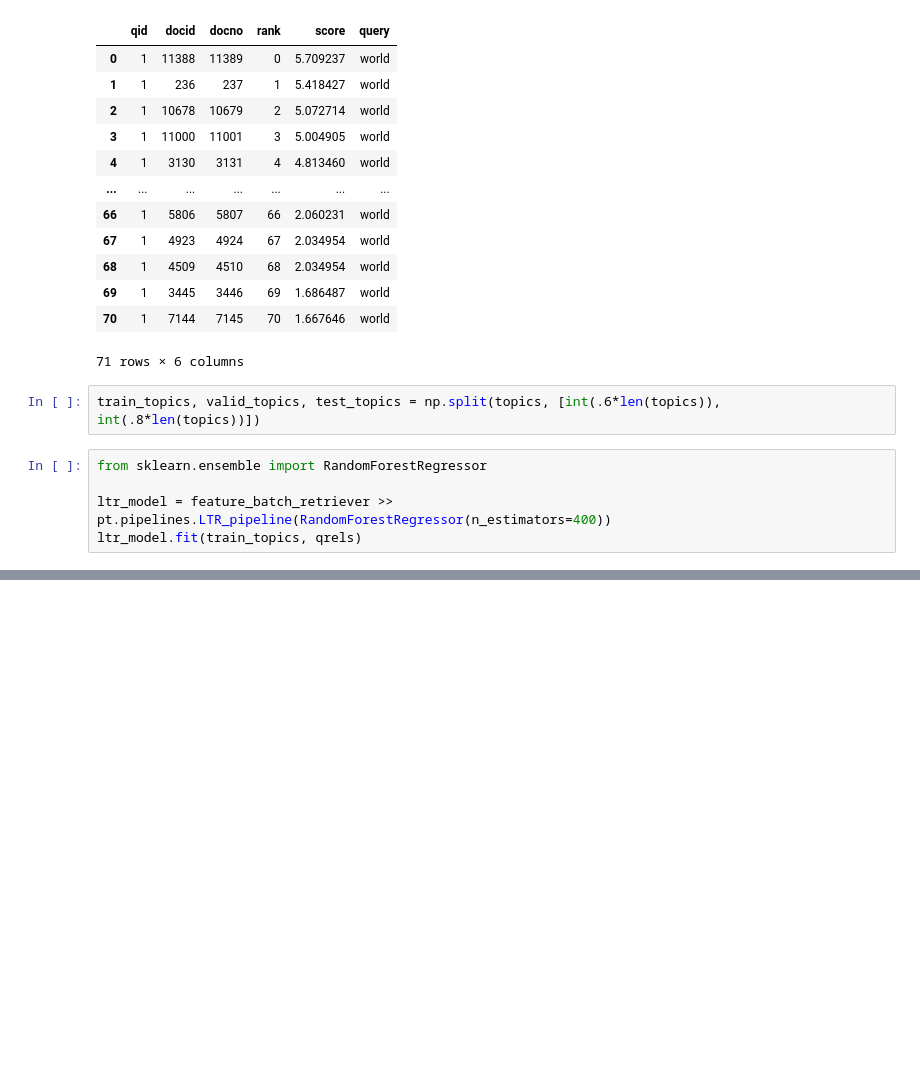
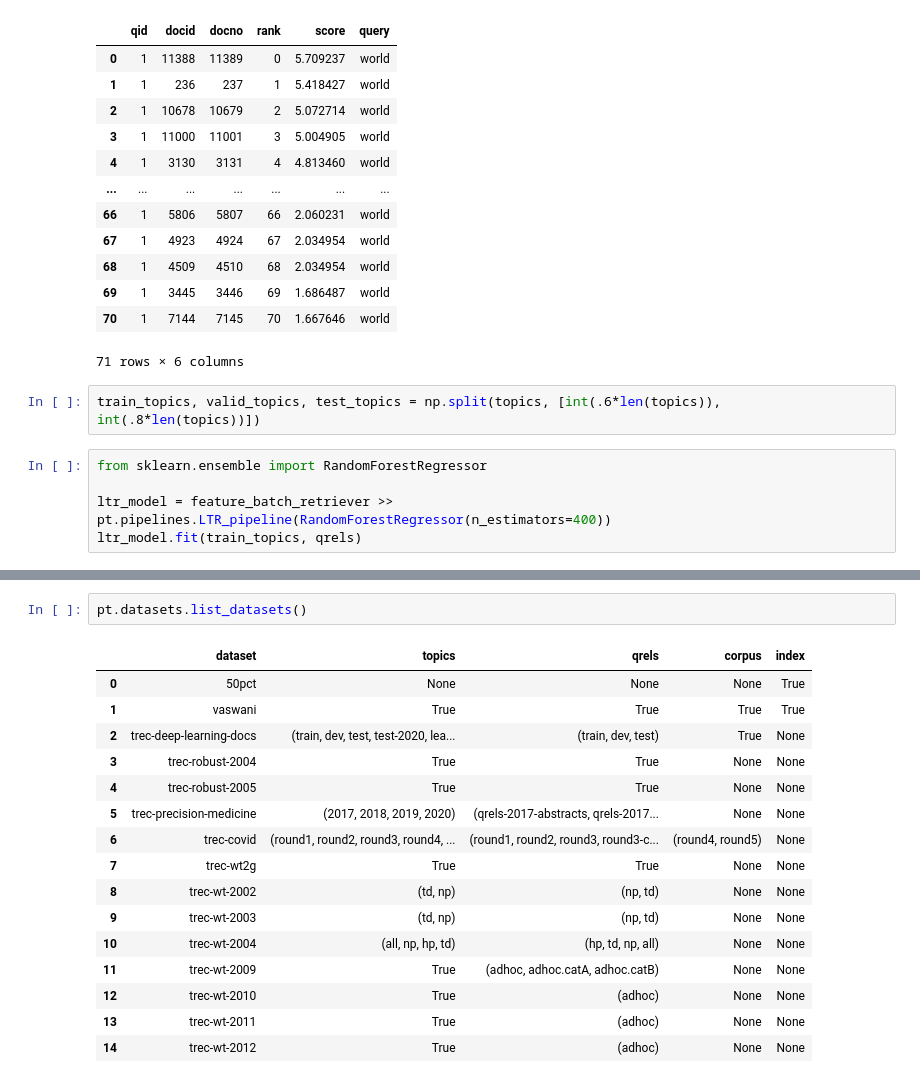
Before and after one commit to bahdaharchive/ir_project_3, a Jupyter notebook: notebooks/k-experiment.ipynb, the cells around one changed output, grey strips where cells are left out. Cells and saved outputs as stored; diff of their text form; blank space fills up the shorter version.

```diff
--- a/notebooks/k-experiment.ipynb
+++ b/notebooks/k-experiment.ipynb
@@ -114,0 +169,19 @@ run_experiment(ltr_model, "ndcg", title = "K's Affect on NDCG in Learning to Ran
+# %%
+pt.datasets.list_datasets()
+# %% [output]
+|  | dataset | topics | qrels | corpus | index |
+| 0 | 50pct | None | None | None | True |
+| 1 | vaswani | True | True | True | True |
+| 2 | trec-deep-learning-docs | (train, dev, test, test-2020, lea... | (train, dev, test) | True | None |
+| 3 | trec-robust-2004 | True | True | None | None |
+| 4 | trec-robust-2005 | True | True | None | None |
+| 5 | trec-precision-medicine | (2017, 2018, 2019, 2020) | (qrels-2017-abstracts, qrels-2017... | None | None |
+| 6 | trec-covid | (round1, round2, round3, round4, ... | (round1, round2, round3, round3-c... | (round4, round5) | None |
+| 7 | trec-wt2g | True | True | None | None |
+| 8 | trec-wt-2002 | (td, np) | (np, td) | None | None |
+| 9 | trec-wt-2003 | (td, np) | (np, td) | None | None |
+| 10 | trec-wt-2004 | (all, np, hp, td) | (hp, td, np, all) | None | None |
+| 11 | trec-wt-2009 | True | (adhoc, adhoc.catA, adhoc.catB) | None | None |
+| 12 | trec-wt-2010 | True | (adhoc) | None | None |
+| 13 | trec-wt-2011 | True | (adhoc) | None | None |
+| 14 | trec-wt-2012 | True | (adhoc) | None | None |
```
Also changed, not shown: parts of 6 cells of this notebook.
